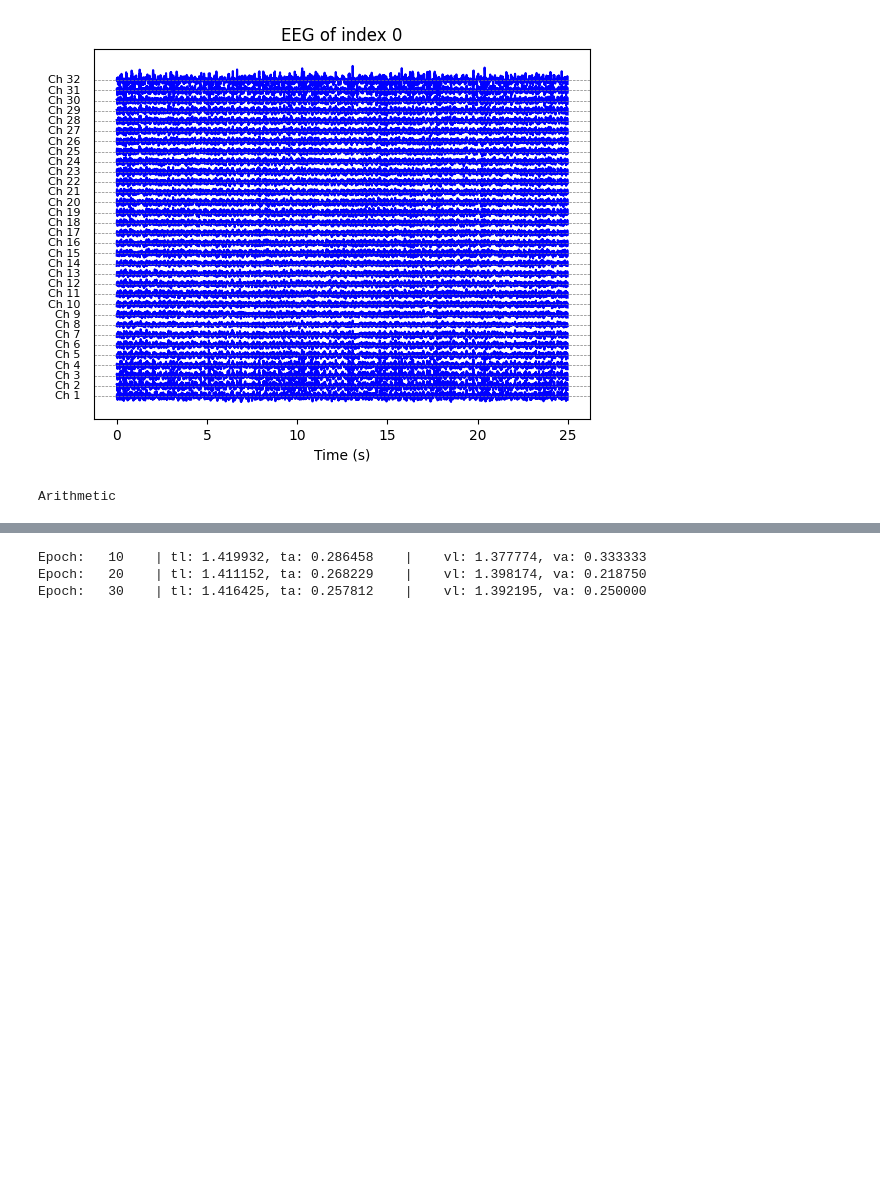
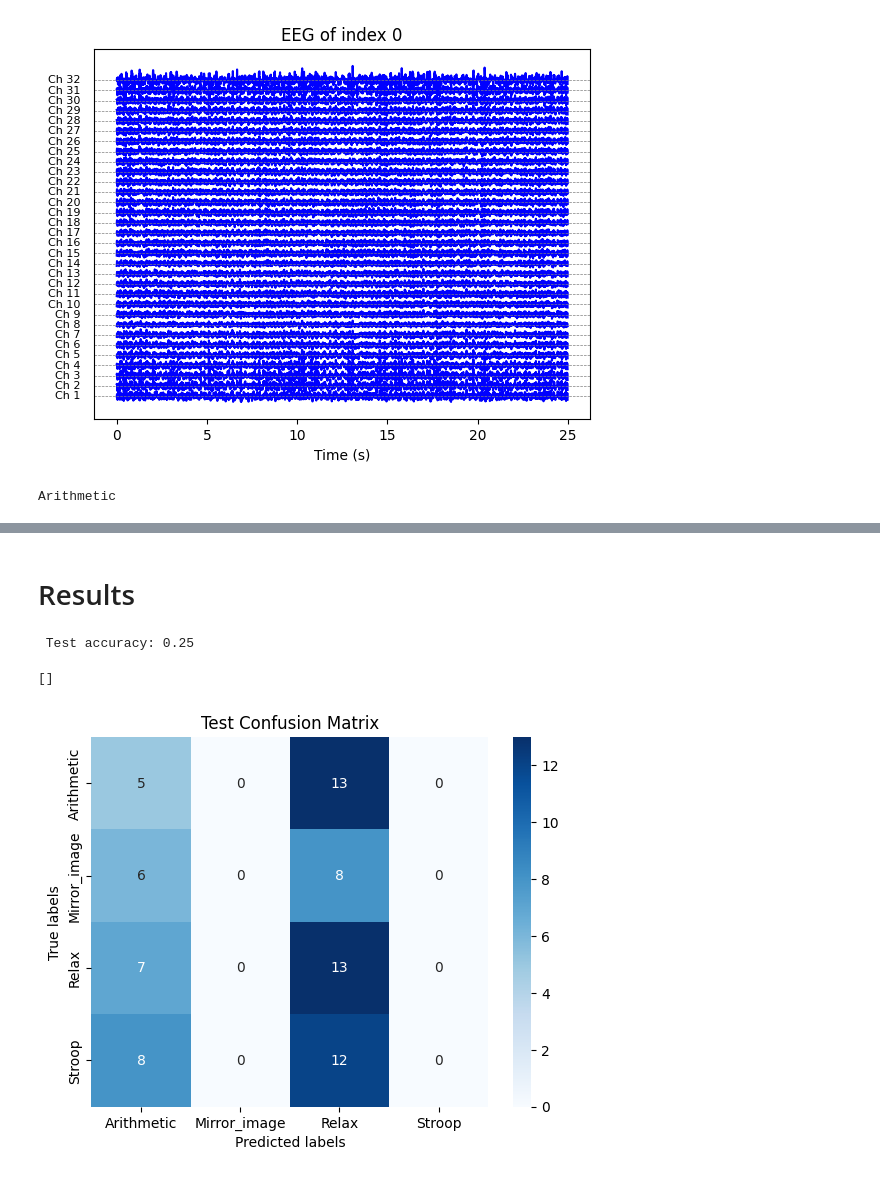
Before and after one commit to UlysseDurand/eeg-ml, a Jupyter notebook: EEG-classification/main.ipynb, the cells around one changed output, grey strips where cells are left out. Saved outputs shown, nothing was run; the diff lists cells and outputs as text; code cells hidden in the pictures; blank space fills up the shorter version.

```diff
--- a/EEG-classification/main.ipynb
+++ b/EEG-classification/main.ipynb
@@ -48,12 +69,12 @@ hyperparams ={"bands_param": "five"} # hop time in seconds
 # Applies preprocessing
 print("Preprocessing input data")
 X = checkpoint(lambda : preprocess_dataset(X_raw, hyperparams["bands_param"], verbose=True), "preprocessed")
-print(f"Input dataset shape: {X.shape}")
+print(f"Preprocessed inpu dataset shape: {X.shape}")
 
 # Stores in a TensorDataset
-dataset = DataModule(X, y, val_part=0.2, test_part=0)
+dataset = DataModule(X, y, val_part=0.15, test_part=0.15)
 
-# Uncomment to try overfitting
-#dataset = dataset.get_part(0.25)
+# Uncomment to reduce the size of the dataset
+# dataset = dataset.get_part(0.1)
 # %% [output]
 Preprocessing input data
@@ -92,10 +172,9 @@ classification_model = GoodClassificationModel(model, loss_fn, hyperparams, devi
 trainer = GoodTrainer()
 
 def babysitter(goodModel):
-    if (goodModel.epoch %  10 == 0):
-        goodModel.hyperparameters['lr'] = 0.99 * goodModel.hyperparameters['lr']
+    goodModel.hyperparameters['lr'] = 0.99 * goodModel.hyperparameters['lr']
 
 trainer.add_babysitter(babysitter)
-trainer.add_logger(lambda res: print_stats(res, print_every=10))
-trainer.add_logger(WandBReporter(hyperparams, labelList, model))
+trainer.add_logger(lambda res: print_stats(res, print_every=100))
+trainer.add_logger(WandBLogger(hyperparams, labelList, model))
 # %% [output]
@@ -123,6 +188,14 @@ Run data is saved locally in /Users/ulyssedurand/git/eeg-ml/EEG-classification/w
 # %%
-trainer.train(classification_model, dataset, 1500)
+trainer.train(classification_model, dataset, 10)
-# %% [output]
-Epoch:   10    | tl: 1.419932, ta: 0.286458    |    vl: 1.377774, va: 0.333333
-Epoch:   20    | tl: 1.411152, ta: 0.268229    |    vl: 1.398174, va: 0.218750
-Epoch:   30    | tl: 1.416425, ta: 0.257812    |    vl: 1.392195, va: 0.250000
+# %% [markdown]
+# Results
+# %%
+res = (getTestResults(dataset, classification_model))
+print(f" Test accuracy: {res['test_acc']}")
+test_preds, test_labels = res["test_confusion"]
+plot_confusion_matrix(test_preds, test_labels, labelList)
+plt.plot()
+# %% [output]
+ Test accuracy: 0.25
+[]
+[figure, added]
```
Also changed, not shown: parts of 8 cells of this notebook, 11 other files.
